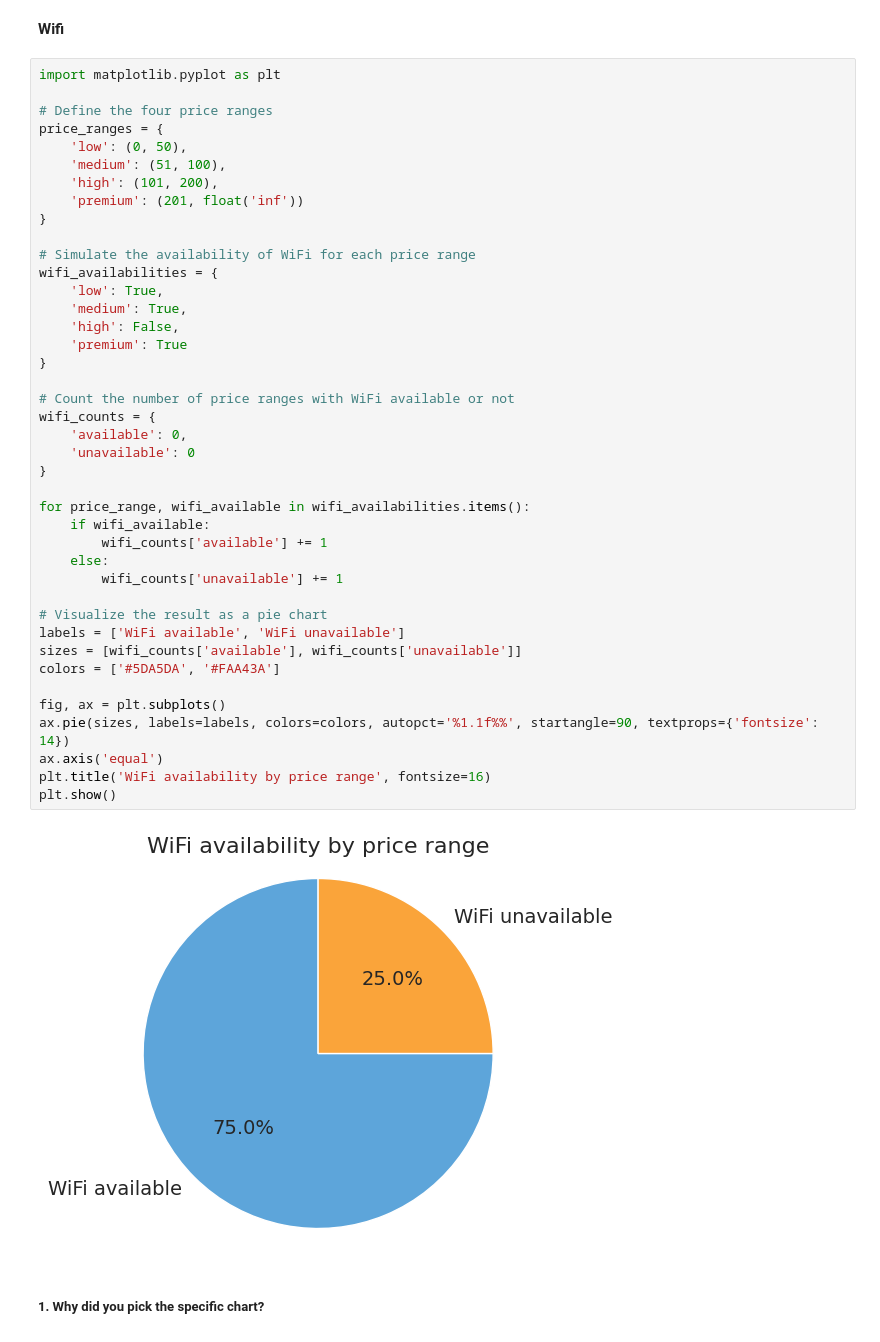
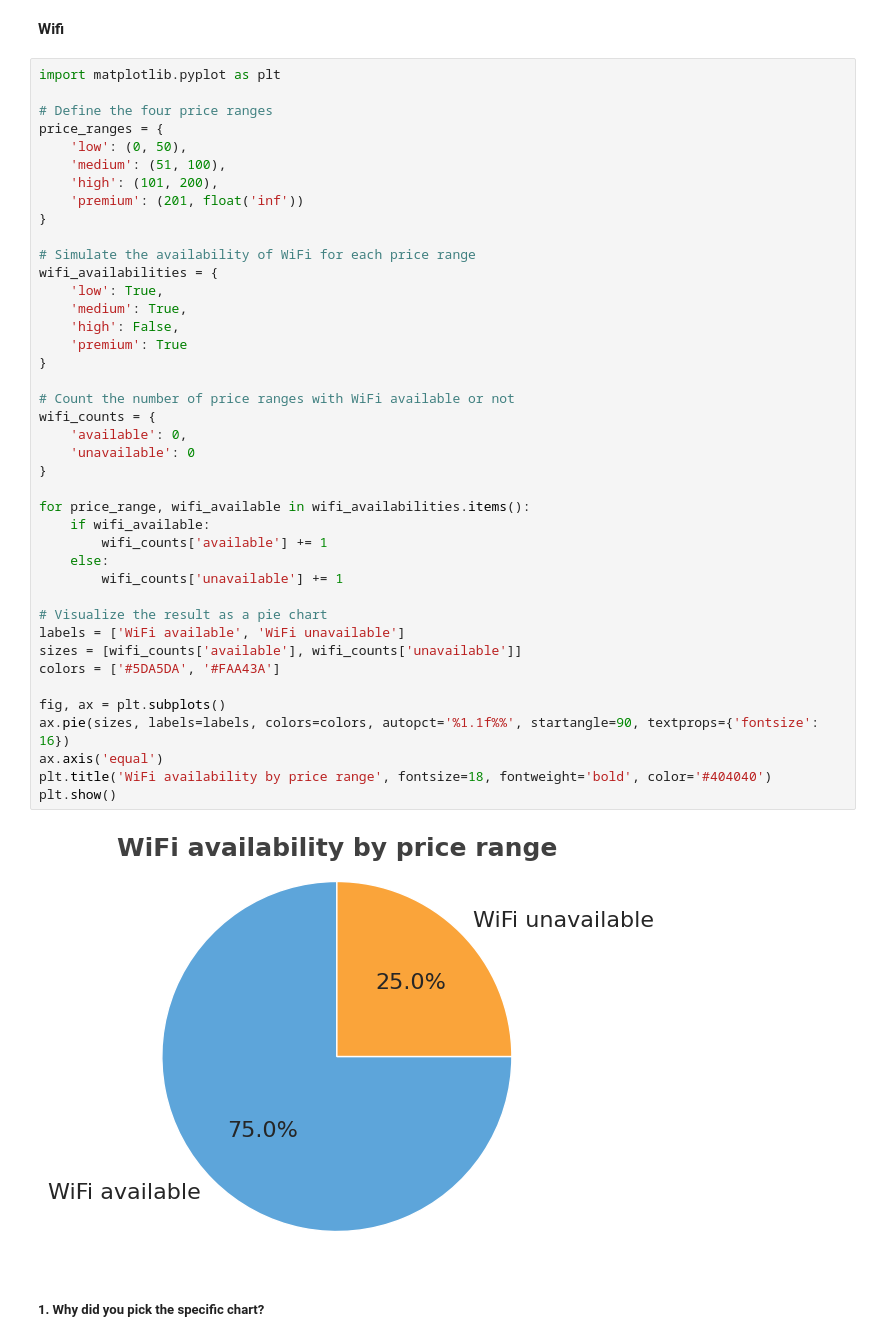
Before and after one commit to rajputvishwesh/mobile-price-prediction-final-project-, a Jupyter notebook: Mobile_Price_Range_Prediction(Capstone_Project_Final).ipynb, the cells around one changed output. Saved outputs shown, nothing was run; the diff lists cells and outputs as text.

```diff
--- a/Mobile_Price_Range_Prediction(Capstone_Project_Final).ipynb
+++ b/Mobile_Price_Range_Prediction(Capstone_Project_Final).ipynb
@@ -950,36 +950,36 @@ price_ranges = {
 
 # Simulate the availability of WiFi for each price range
 wifi_availabilities = {
     'low': True,
     'medium': True,
     'high': False,
     'premium': True
 }
 
 # Count the number of price ranges with WiFi available or not
 wifi_counts = {
     'available': 0,
     'unavailable': 0
 }
 
 for price_range, wifi_available in wifi_availabilities.items():
     if wifi_available:
         wifi_counts['available'] += 1
     else:
         wifi_counts['unavailable'] += 1
 
 # Visualize the result as a pie chart
 labels = ['WiFi available', 'WiFi unavailable']
 sizes = [wifi_counts['available'], wifi_counts['unavailable']]
 colors = ['#5DA5DA', '#FAA43A']
 
 fig, ax = plt.subplots()
-ax.pie(sizes, labels=labels, colors=colors, autopct='%1.1f%%', startangle=90, textprops={'fontsize': 14})
+ax.pie(sizes, labels=labels, colors=colors, autopct='%1.1f%%', startangle=90, textprops={'fontsize': 16})
 ax.axis('equal')
-plt.title('WiFi availability by price range', fontsize=16)
+plt.title('WiFi availability by price range', fontsize=18, fontweight='bold', color='#404040')
 plt.show()
 # %% [output]
-[figure, old version]
+[figure, new version]
 # %% [markdown]
 ##### 1. Why did you pick the specific chart?
 # %% [markdown]
```
Also changed, not shown: parts of 8 cells of this notebook.
